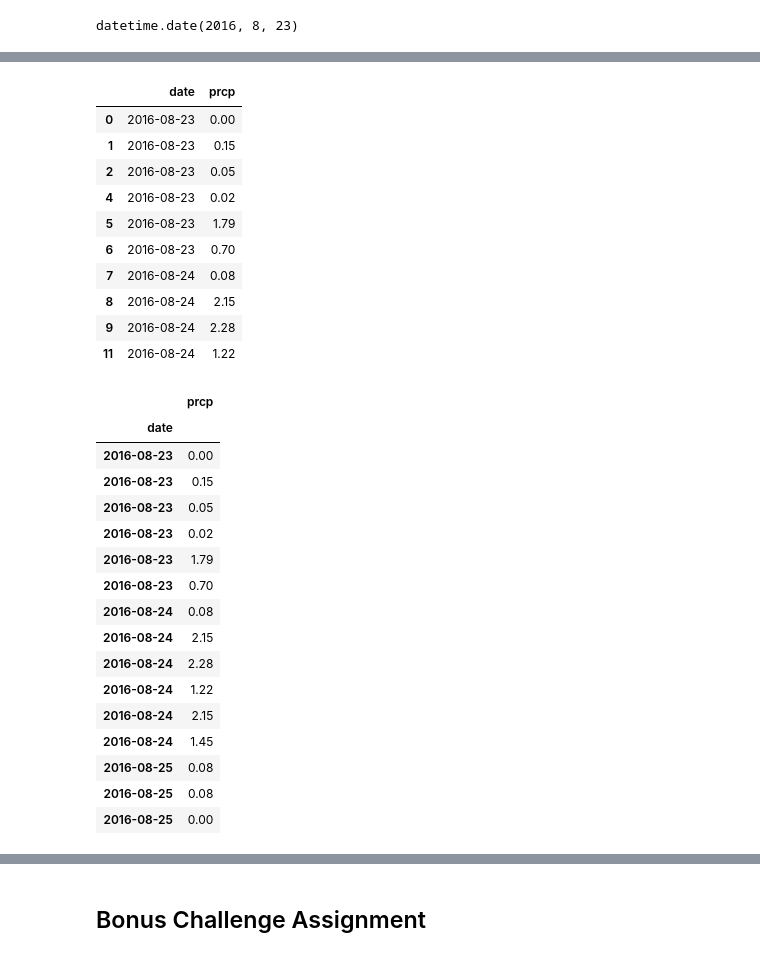
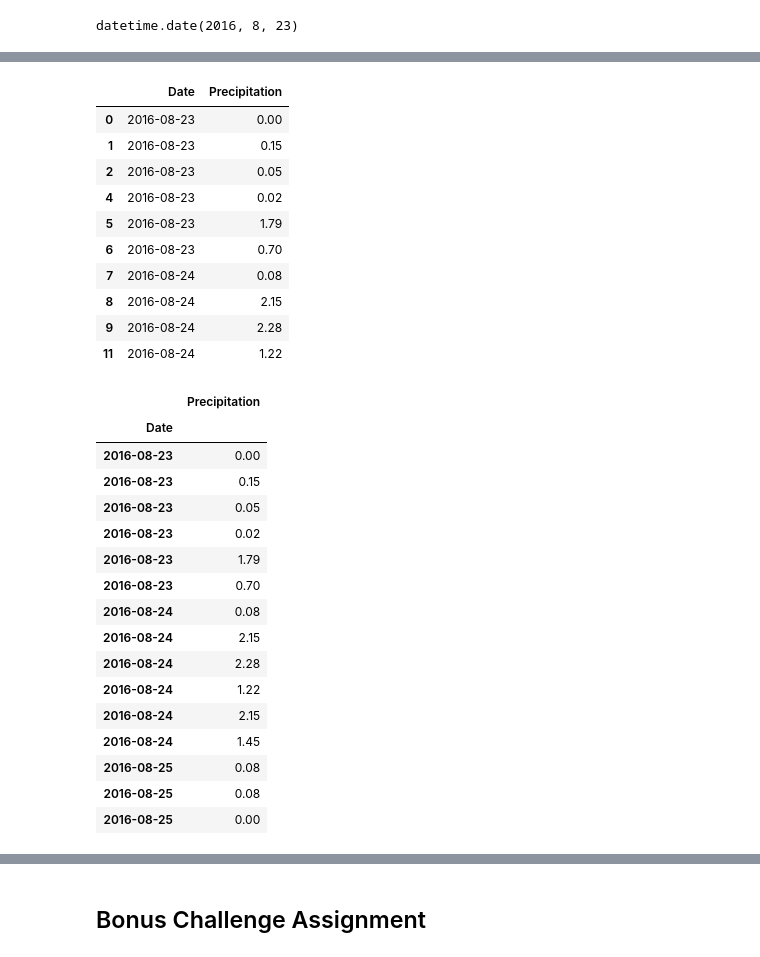
Before and after one commit to Fescamil1/sqlalchemy-challenge, a Jupyter notebook: climate_starter.ipynb, the cells around one changed output, grey strips where cells are left out. Saved outputs shown, nothing was run; the diff lists cells and outputs as text; code cells hidden in the pictures.

```diff
--- a/climate_starter.ipynb
+++ b/climate_starter.ipynb
@@ -109,14 +109,14 @@ for perc in precipitation:
 2017-08-23 0.45
 # %%
 # Save the query results as a Pandas DataFrame
-precipitation_df = pd.DataFrame(precipitation)
+precipitation_df = pd.DataFrame(precipitation,columns=['Date','Precipitation'])
 
 ## Drop null values.
 precipitation_df = precipitation_df.dropna(how="any")
 
 precipitation_df.head(10)
 # %% [output]
-|  | date | prcp |
+|  | Date | Precipitation |
 | 0 | 2016-08-23 | 0.00 |
 | 1 | 2016-08-23 | 0.15 |
 | 2 | 2016-08-23 | 0.05 |
@@ -129,14 +129,14 @@ precipitation_df.head(10)
 | 11 | 2016-08-24 | 1.22 |
 # %%
 #set the index to the date column and Sort the dataframe by daet
-precipitation_df = precipitation_df.set_index("date")
+precipitation_df = precipitation_df.set_index('Date')
 
 percipitation_df = precipitation_df.sort_index(ascending = True)
 
 precipitation_df.head(15)
 # %% [output]
-|  | prcp |
-| date |  |
+|  | Precipitation |
+| Date |  |
 | 2016-08-23 | 0.00 |
 | 2016-08-23 | 0.15 |
 | 2016-08-23 | 0.05 |
```
Also changed, not shown: parts of 2 cells of this notebook, 2 other files.
